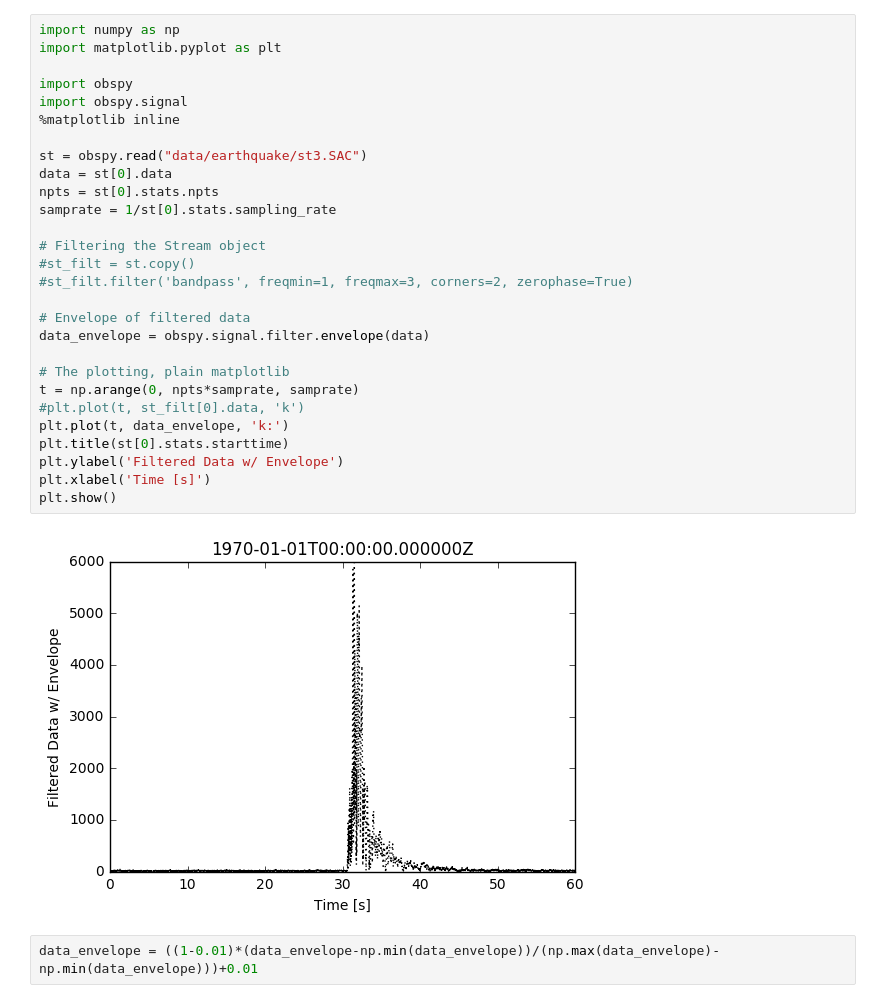
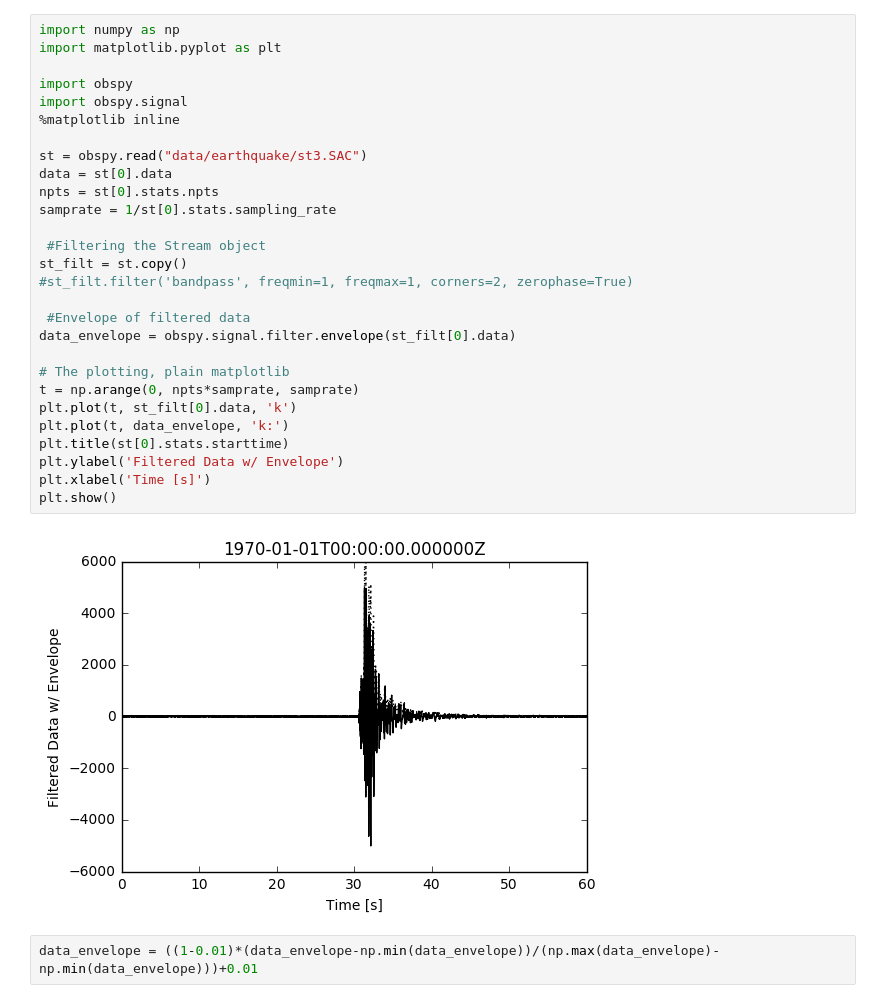
Before and after one commit to internnos/final-project, a Jupyter notebook: Native Envelope.ipynb, the cells around one changed output. Cells and saved outputs as stored; diff of their text form.

Commit message:
Fix DOP Fix Native Envelope

```diff
--- a/Native Envelope.ipynb
+++ b/Native Envelope.ipynb
@@ -1,33 +1,33 @@
 # %%
 import numpy as np
 import matplotlib.pyplot as plt
 
 import obspy
 import obspy.signal
 %matplotlib inline
 
 st = obspy.read("data/earthquake/st3.SAC")
 data = st[0].data
 npts = st[0].stats.npts
 samprate = 1/st[0].stats.sampling_rate
 
-# Filtering the Stream object
-#st_filt = st.copy()
-#st_filt.filter('bandpass', freqmin=1, freqmax=3, corners=2, zerophase=True)
+ #Filtering the Stream object
+st_filt = st.copy()
+#st_filt.filter('bandpass', freqmin=1, freqmax=1, corners=2, zerophase=True)
 
-# Envelope of filtered data
-data_envelope = obspy.signal.filter.envelope(data)
+ #Envelope of filtered data
+data_envelope = obspy.signal.filter.envelope(st_filt[0].data)
 
 # The plotting, plain matplotlib
 t = np.arange(0, npts*samprate, samprate)
-#plt.plot(t, st_filt[0].data, 'k')
+plt.plot(t, st_filt[0].data, 'k')
 plt.plot(t, data_envelope, 'k:')
 plt.title(st[0].stats.starttime)
 plt.ylabel('Filtered Data w/ Envelope')
 plt.xlabel('Time [s]')
 plt.show()
 # %% [output]
-[figure, old version]
+[figure, new version]
 # %%
 data_envelope = ((1-0.01)*(data_envelope-np.min(data_envelope))/(np.max(data_envelope)-np.min(data_envelope)))+0.01
 # %%
```
Also changed, not shown: parts of 3 cells of this notebook, 1 other file.
